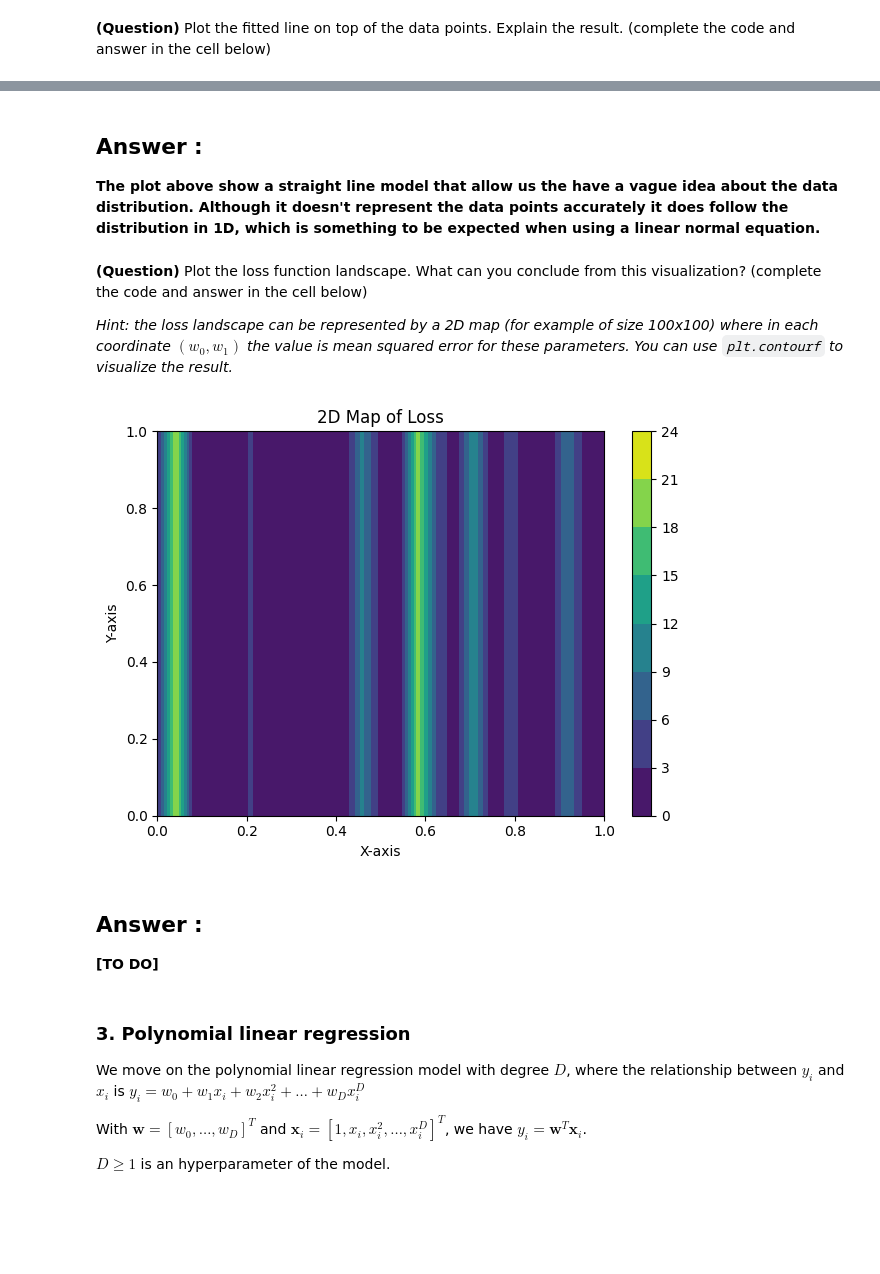
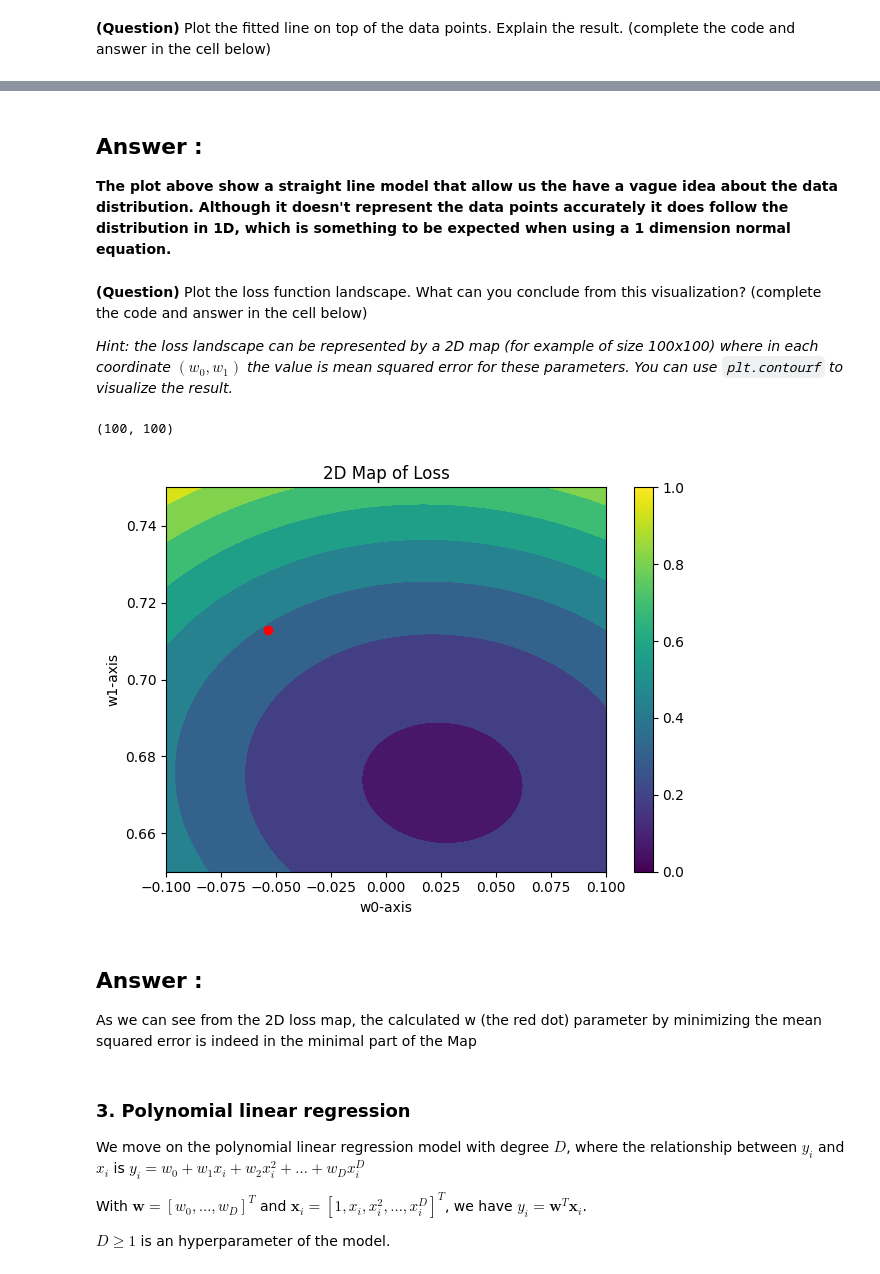
Before and after one commit to daJster/Machine_learning_2023, a Jupyter notebook: ml-tp1.ipynb, the cells around one changed output, grey strips where cells are left out. Cells and saved outputs as stored; diff of their text form; code cells hidden in the pictures; blank space fills up the shorter version.

```diff
--- a/ml-tp1.ipynb
+++ b/ml-tp1.ipynb
@@ -33,8 +33,9 @@ plt.tight_layout()
 *Hint:* you can use `rng.permutation` to generate a random permutation of the points.
 # %%
 # shuffling
-X_shuffled = rng.permutation(X)
-y_shuffled = rng.permutation(y_noisy)
+permutation_indices = rng.permutation(len(X))
+X_shuffled = X[permutation_indices]
+y_shuffled = y_noisy[permutation_indices]
 
 # splitting
 split_percentile = len(X_shuffled)*75//100
@@ -66,7 +67,7 @@ X_train_ones.shape
 # %% [markdown]
 **(Question)** Use normal equations to find the parameters that minimize the mean squared error on the training set.
 # %%
-w = np.linalg.lstsq(X_train_ones, y_train, rcond=None)[0]
+w = np.dot(np.dot(np.linalg.inv(np.dot(X_train_ones.T, X_train_ones)), X_train_ones.T), y_train)
 
 # the weights solving the previous normal equation are :
 w
@@ -88,32 +89,39 @@ plt.tight_layout()
 # %% [markdown]
 ## **Answer :**
-**The plot above show a straight line model that allow us the have a vague idea about the data distribution. Although it doesn't represent the data points accurately it does follow the distribution in 1D, which is something to be expected when using a linear normal equation.**
+**The plot above show a straight line model that allow us the have a vague idea about the data distribution. Although it doesn't represent the data points accurately it does follow the distribution in 1D, which is something to be expected when using a 1 dimension normal equation.**
 # %% [markdown]
 **(Question)** Plot the loss function landscape. What can you conclude from this visualization? (complete the code and answer in the cell below)
 
 *Hint: the loss landscape can be represented by a 2D map (for example of size 100x100) where in each coordinate $(w_0, w_1)$ the value is mean squared error for these parameters. You can use `plt.contourf` to visualize the result.*
 # %%
 # we choose the following loss function (2D)
-loss = (np.tile(y_valid, (25, 1)) - np.tile(np.dot(w, X_valid_ones.T), (25, 1))) ** 2
-assert loss.shape == (25, 25)
+w0 = np.linspace(-0.1, 0.1, 100)
+w1 = np.linspace(0.65, 0.75, 100)
+loss = np.empty((100, 100))
+print(loss.shape)
+for i in range(100) :
+    for j in range(100) :
+        loss[i, j] = np.mean((y_train - np.dot(X_train_ones, np.array([w0[i], w1[j]])))**2)
+
+assert loss.shape == (100, 100)
 
 # Create a grid of points
-x = np.linspace(0, 1, 25)
-y = np.linspace(0, 1, 25)
-X, Y = np.meshgrid(x, y)
+X, Y = np.meshgrid(w0, w1)
 
 # Create a contour plot
 plt.contourf(X, Y, loss, cmap='viridis')
+plt.scatter(w[0], w[1], color="red")
 plt.colorbar()
-plt.xlabel('X-axis')
-plt.ylabel('Y-axis')
+plt.xlabel('w0-axis')
+plt.ylabel('w1-axis')
 plt.title('2D Map of Loss')
 plt.tight_layout()
 # %% [output]
+(100, 100)
-[figure, old version]
+[figure, new version]
 # %% [markdown]
 ## Answer :
-**[TO DO]**
+As we can see from the 2D loss map, the calculated w (the red dot) parameter by minimizing the mean squared error is indeed in the minimal part of the Map
 # %% [markdown]
 ### 3. Polynomial linear regression
 
```
Also changed, not shown: parts of 13 cells of this notebook.
